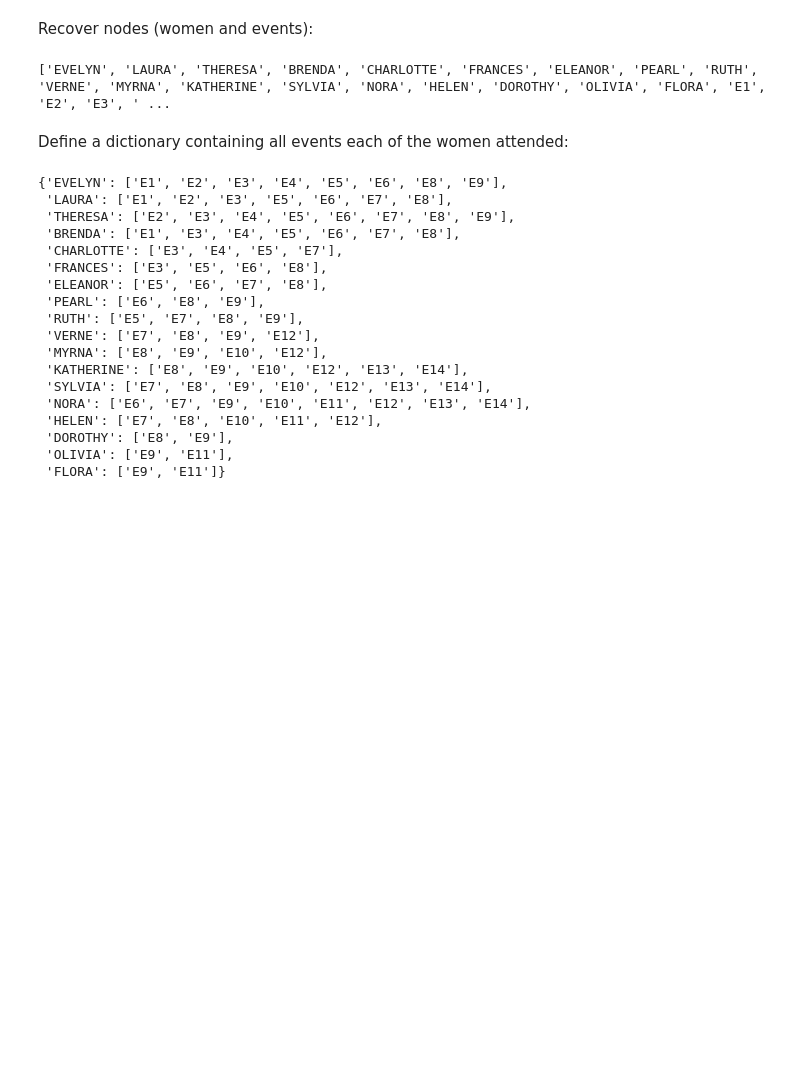
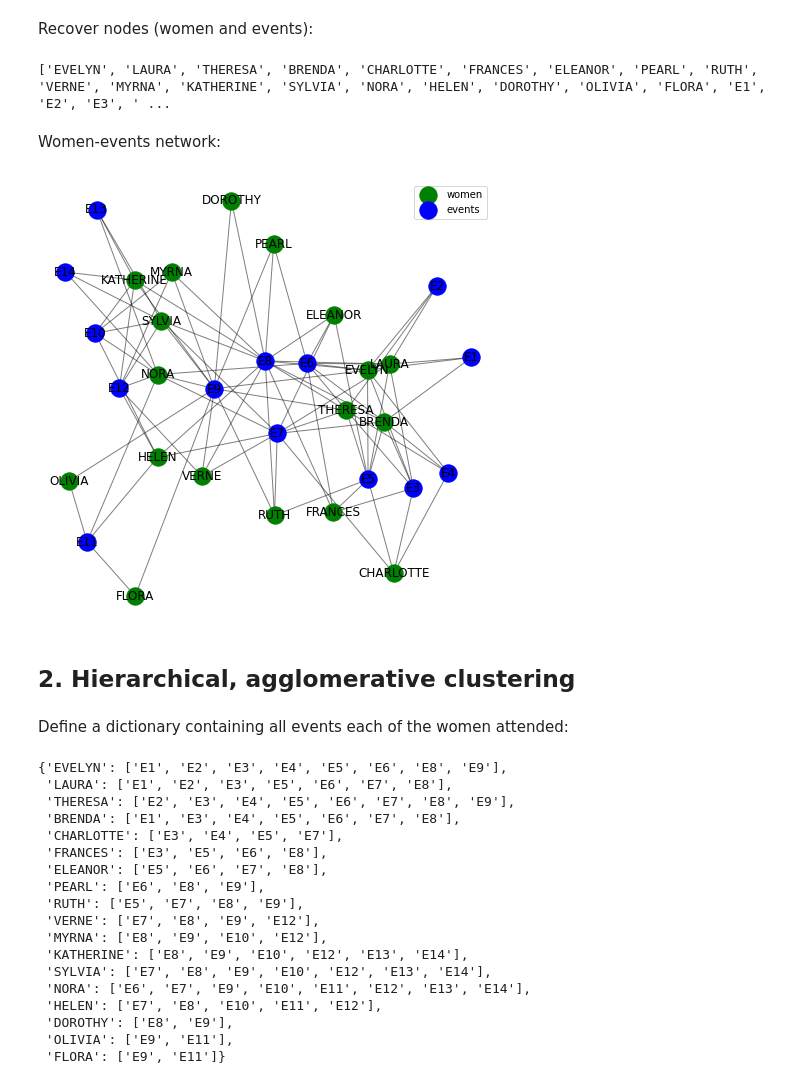
Before and after one commit to adrifcid/polarisation, a Jupyter notebook: notebooks/SouthernWomen.ipynb, the cells around one changed output. Drawn from its saved outputs; the diff is of its cells as text; code cells hidden in the pictures; blank space fills up the shorter version.

```diff
--- a/notebooks/SouthernWomen.ipynb
+++ b/notebooks/SouthernWomen.ipynb
@@ -56,3 +64,5 @@ women = nodes[:18]
 events = nodes[18:]
 # %% [output]
 ['EVELYN', 'LAURA', 'THERESA', 'BRENDA', 'CHARLOTTE', 'FRANCES', 'ELEANOR', 'PEARL', 'RUTH', 'VERNE', 'MYRNA', 'KATHERINE', 'SYLVIA', 'NORA', 'HELEN', 'DOROTHY', 'OLIVIA', 'FLORA', 'E1', 'E2', 'E3', ' ...
+# %% [markdown]
+Women-events network:
@@ -59,3 +82,20 @@ events = nodes[18:]
+# %%
+import matplotlib.pyplot as plt
+
+pos = nx.fruchterman_reingold_layout(B);
+plt.figure(figsize=(8,8));
+plt.axis("off");
+nx.draw_networkx_nodes(women, pos, node_size=300, node_color="green", label="women");
+nx.draw_networkx_nodes(events, pos, node_size=300, node_color="blue", label="events");
+nx.draw_networkx_edges(B, pos, alpha=0.500);
+#scatterpoints is the number of points of each colour in legend
+nx.draw_networkx_labels(B, pos, font_color="black");
+plt.legend(scatterpoints = 1)
+plt.show()
+# %% [output]
+[figure, added]
+# %% [markdown]
+## 2. Hierarchical, agglomerative clustering
 # %% [markdown]
 Define a dictionary containing all events each of the women attended:
 # %%
```
Also changed, not shown: parts of 60 cells of this notebook.
